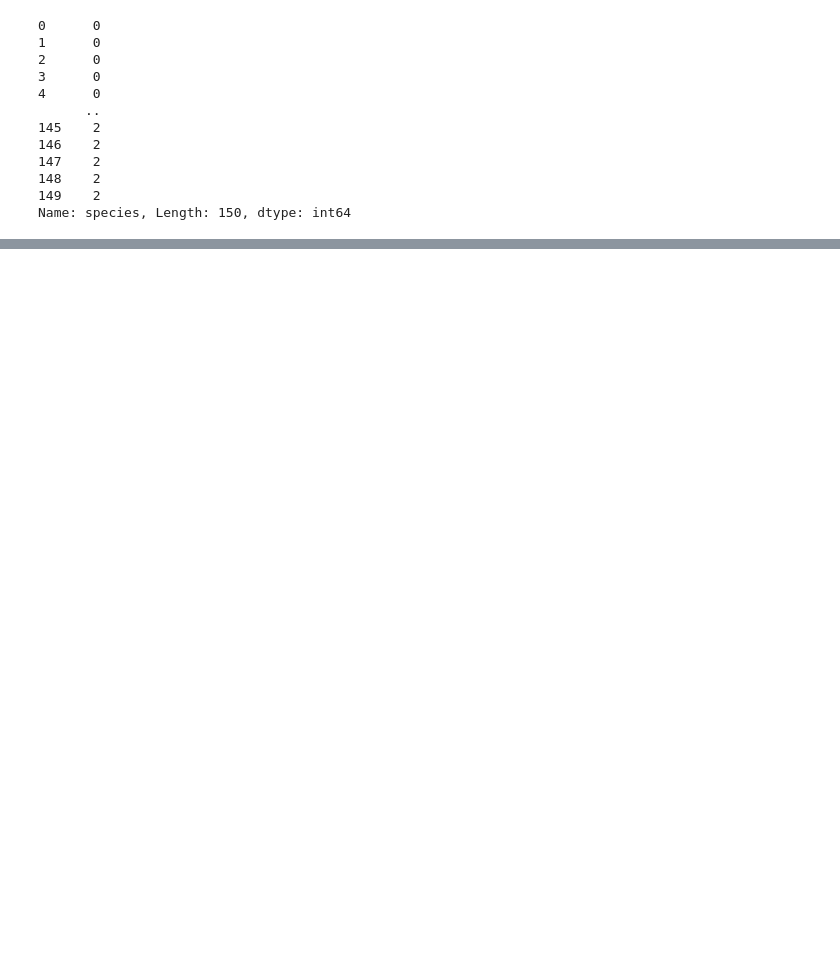
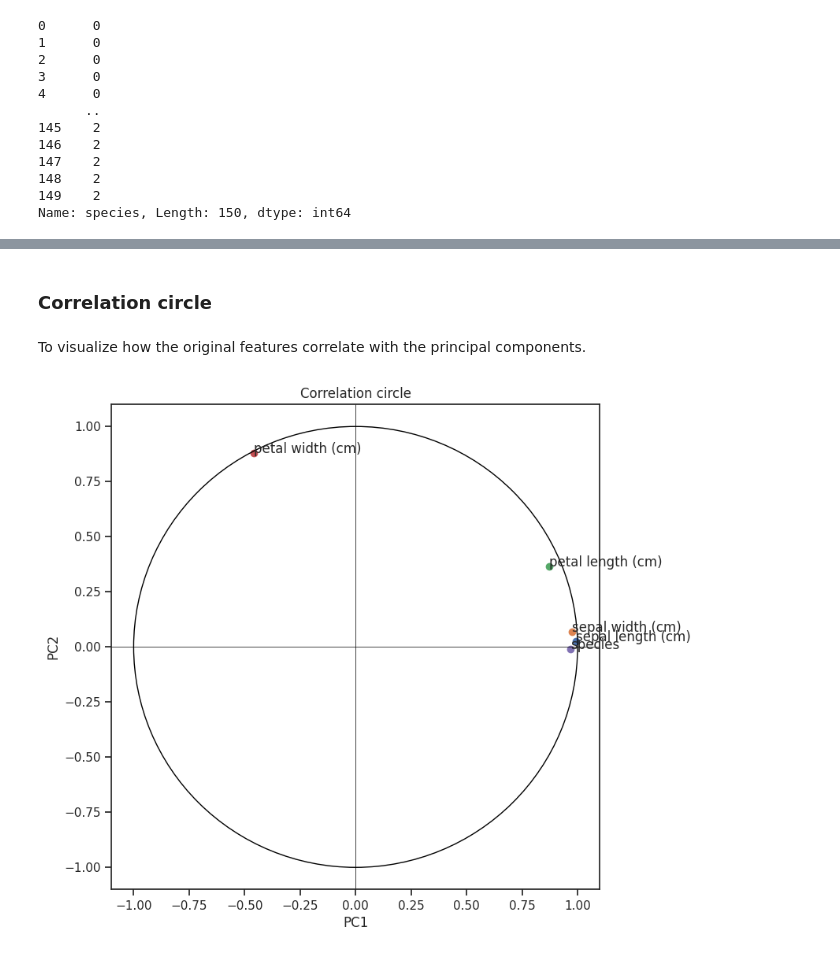
Before and after one commit to Welkomm/Data_Analysis, a Jupyter notebook: Analysis/PCA.ipynb, the cells around one changed output, grey strips where cells are left out. Saved outputs shown, nothing was run; the diff lists cells and outputs as text; code cells hidden in the pictures; blank space fills up the shorter version.

```diff
--- a/Analysis/PCA.ipynb
+++ b/Analysis/PCA.ipynb
@@ -79,0 +173,24 @@ X
+# %% [markdown]
+### Correlation circle
+# %% [markdown]
+To visualize how the original features correlate with the principal components.
+# %%
+fig, ax= plt.subplots(figsize=(8,8))
+
+for i, (x,y) in enumerate(pca.column_correlations(X).values):
+    plt.scatter(x,y)
+    plt.text(x, y, X.columns[i], fontsize=12)
+
+circle= plt.Circle((0,0), 1, color="black", fill=False)
+ax.add_artist(circle)
+
+plt.xlim(-1.1, 1.1)
+plt.ylim(-1.1, 1.1)
+plt.axhline(0, color="black", linewidth=0.5)
+plt.axvline(0, color="black", linewidth=0.5)
+plt.title('Correlation circle')
+plt.xlabel('PC1')
+plt.ylabel('PC2')
+plt.show()
+# %% [output]
+[figure, added]
```
Also changed, not shown: parts of 40 cells of this notebook.
